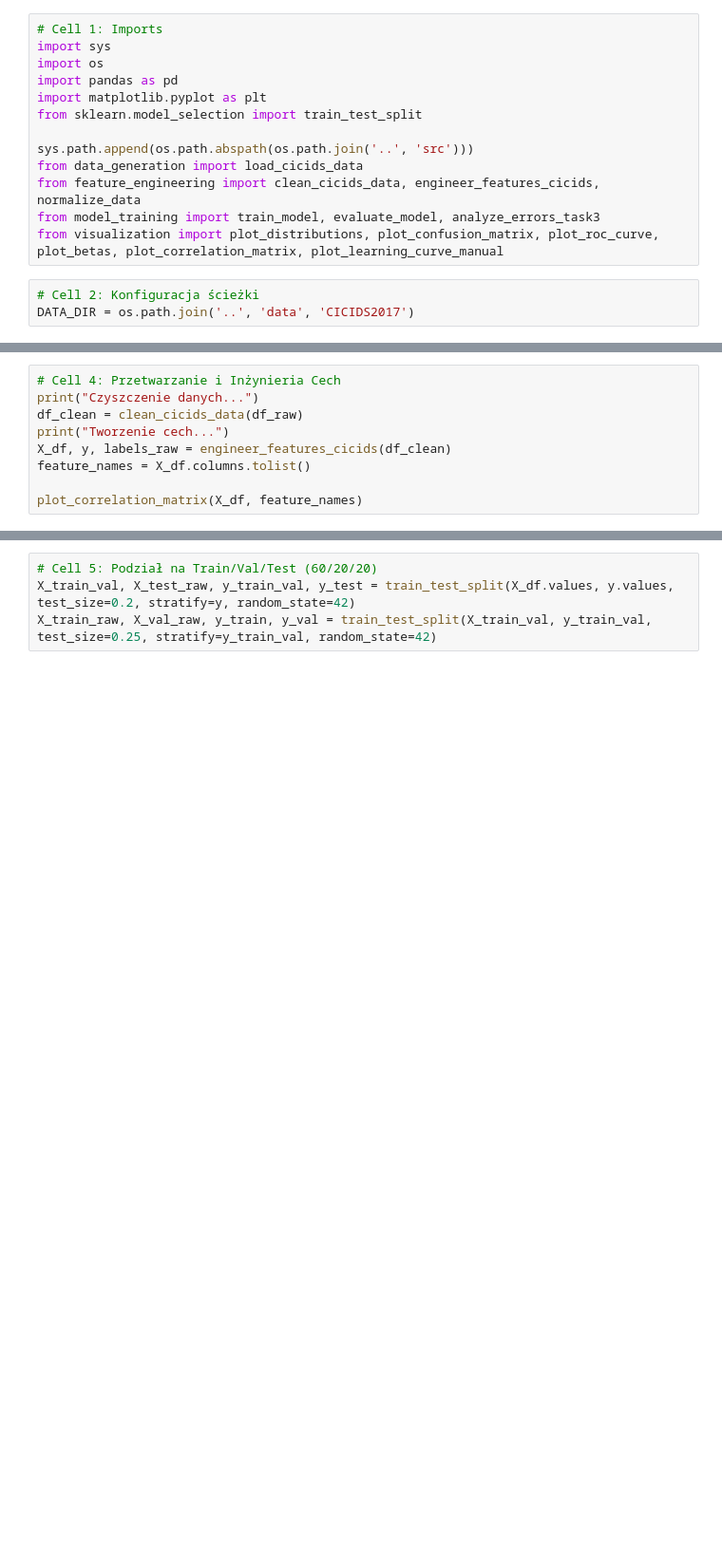
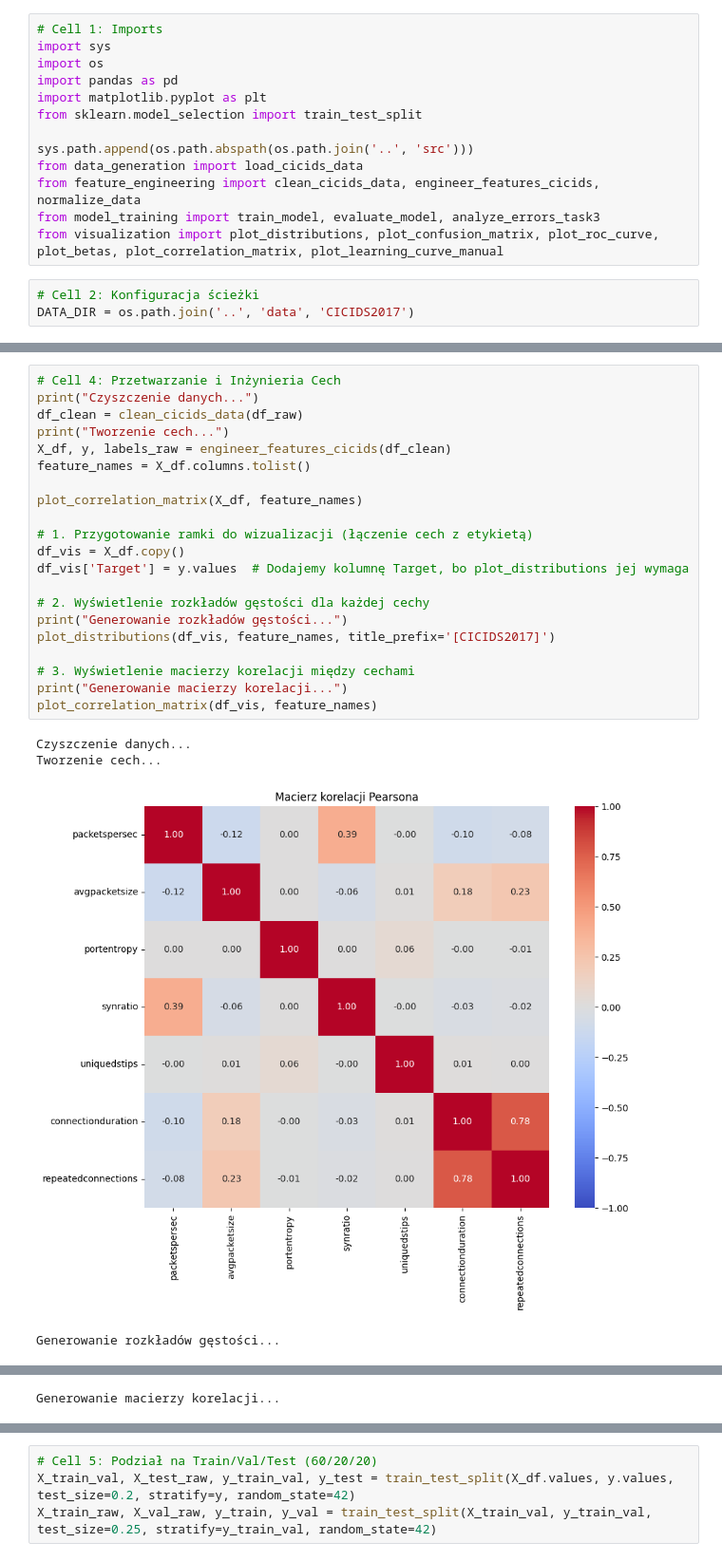
Before and after one commit to CptTemplar1/UMB_Projekt, a Jupyter notebook: Proj2/notebooks/zadanie3_dane_rzeczywiste.ipynb, the cells around one changed output, grey strips where cells are left out. Shown: that part at 95% size. Saved outputs shown, nothing was run; the diff lists cells and outputs as text; blank space fills up the shorter version.

```diff
--- a/Proj2/notebooks/zadanie3_dane_rzeczywiste.ipynb
+++ b/Proj2/notebooks/zadanie3_dane_rzeczywiste.ipynb
@@ -26,9 +32,26 @@ except FileNotFoundError as e:
 # %%
 # Cell 4: Przetwarzanie i Inżynieria Cech
 print("Czyszczenie danych...")
 df_clean = clean_cicids_data(df_raw)
 print("Tworzenie cech...")
 X_df, y, labels_raw = engineer_features_cicids(df_clean)
 feature_names = X_df.columns.tolist()
 
 plot_correlation_matrix(X_df, feature_names)
+
+# 1. Przygotowanie ramki do wizualizacji (łączenie cech z etykietą)
+df_vis = X_df.copy()
+df_vis['Target'] = y.values  # Dodajemy kolumnę Target, bo plot_distributions jej wymaga
+
+# 2. Wyświetlenie rozkładów gęstości dla każdej cechy
+print("Generowanie rozkładów gęstości...")
+plot_distributions(df_vis, feature_names, title_prefix='[CICIDS2017]')
+
+# 3. Wyświetlenie macierzy korelacji między cechami
+print("Generowanie macierzy korelacji...")
+plot_correlation_matrix(df_vis, feature_names)
+# %% [output]
+Czyszczenie danych...
+Tworzenie cech...
+[figure, added]
+Generowanie rozkładów gęstości...
@@ -34,0 +59 @@ plot_correlation_matrix(X_df, feature_names)
+Generowanie macierzy korelacji...
```
Also changed, not shown: parts of 7 cells of this notebook, 2 other files.
